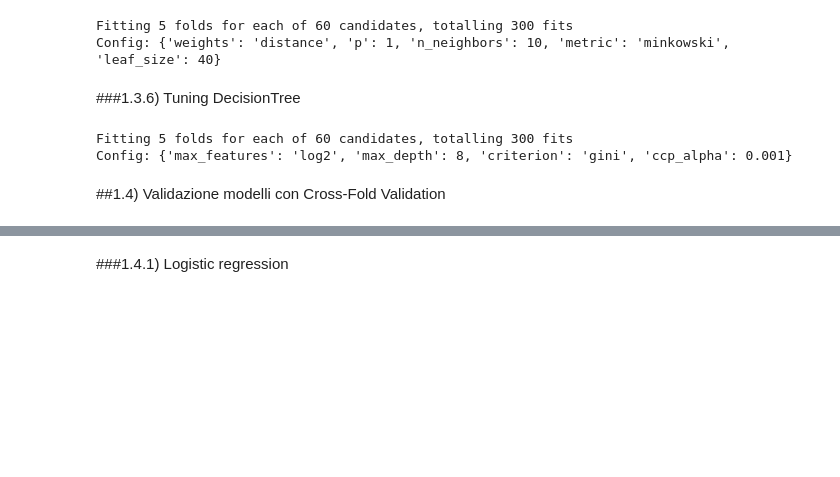
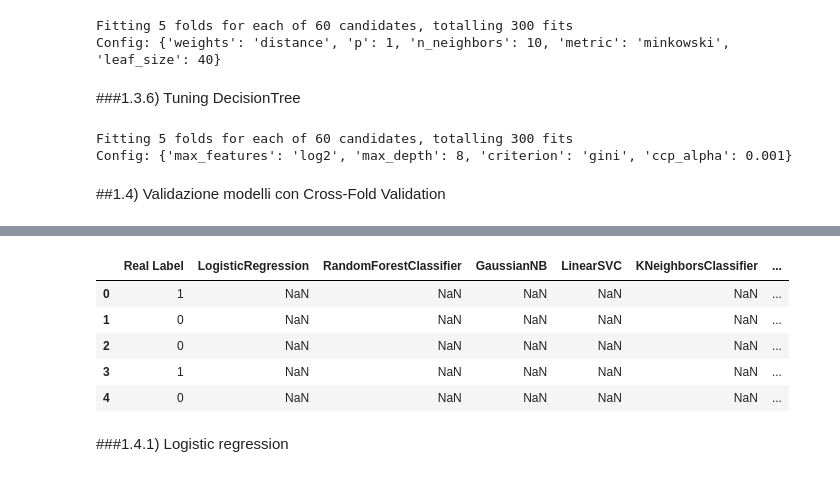
Before and after one commit to xDaryamo/NFR-Security-Extraction-Classification, a Jupyter notebook: NFR_Classification_Categorization_Tokenizer.ipynb, the cells around one changed output, grey strips where cells are left out. Drawn from its saved outputs; the diff is of its cells as text; code cells hidden in the pictures; blank space fills up the shorter version.

```diff
--- a/NFR_Classification_Categorization_Tokenizer.ipynb
+++ b/NFR_Classification_Categorization_Tokenizer.ipynb
@@ -61,12 +62,15 @@ all_pos = ['ADJ','ADP','ADV','AUX','CONJ','CCONJ','DET','INTJ','NOUN','NUM','PAR
 all_dep = list(nlp.get_pipe("parser").labels)
 # %%
 def str_to_list(ent, dep, pos):
-  ent = ast.literal_eval(ent)
-  ent = [n.strip() for n in ent]
-  dep = ast.literal_eval(dep)
-  dep = [n.strip() for n in dep]
-  pos = ast.literal_eval(pos)
-  pos = [n.strip() for n in pos]
+  if not isinstance(ent, list):
+    ent = ast.literal_eval(ent)
+    ent = [n.strip() for n in ent]
+  if not isinstance(dep, list):
+    dep = ast.literal_eval(dep)
+    dep = [n.strip() for n in dep]
+  if not isinstance(pos, list):
+    pos = ast.literal_eval(pos)
+    pos = [n.strip() for n in pos]
 
   return ent, dep, pos
 # %%
@@ -366,3 +391,21 @@ y = y.astype('int')
+# %%
+df_pred1 = pd.DataFrame(columns=['Real Label', 'LogisticRegression', 'RandomForestClassifier','GaussianNB','LinearSVC', 'KNeighborsClassifier', 'DecisionTreeClassifier'])
+for i in range(0, len(sec_df)):
+  df_pred1.loc[i, 'Real Label'] = sec_df.iloc[i]["Security"]
+
+
+df_pred2 = df_pred1.copy(deep=True)
+df_pred3 = df_pred1.copy(deep=True)
+df_pred4 = df_pred1.copy(deep=True)
+df_pred5 = df_pred1.copy(deep=True)
+df_pred1.head()
+# %% [output]
+|  | Real Label | LogisticRegression | RandomForestClassifier | GaussianNB | LinearSVC | KNeighborsClassifier | ... |
+| 0 | 1 | NaN | NaN | NaN | NaN | NaN | ... |
+| 1 | 0 | NaN | NaN | NaN | NaN | NaN | ... |
+| 2 | 0 | NaN | NaN | NaN | NaN | NaN | ... |
+| 3 | 1 | NaN | NaN | NaN | NaN | NaN | ... |
+| 4 | 0 | NaN | NaN | NaN | NaN | NaN | ... |
 # %% [markdown]
 ###1.4.1) Logistic regression
 # %%
```
Also changed, not shown: parts of 46 cells of this notebook.
